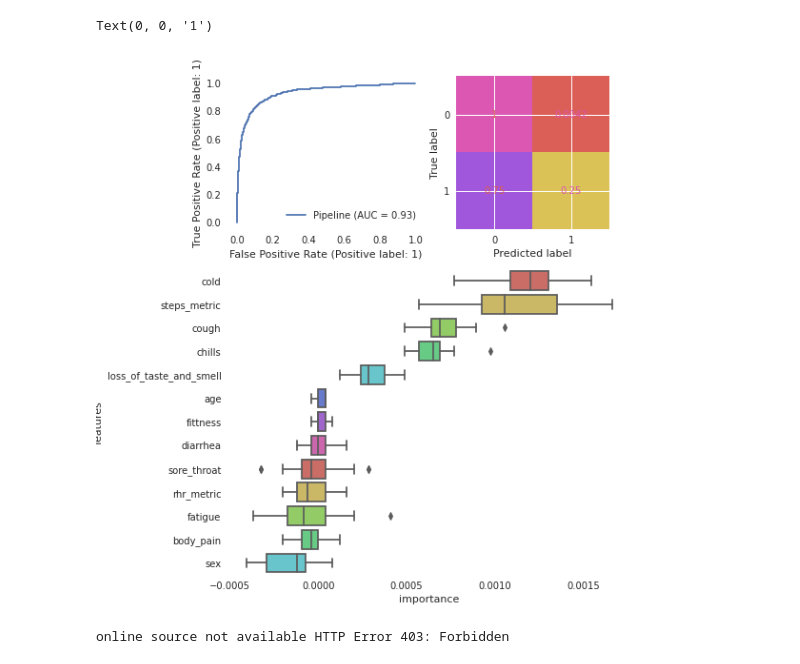
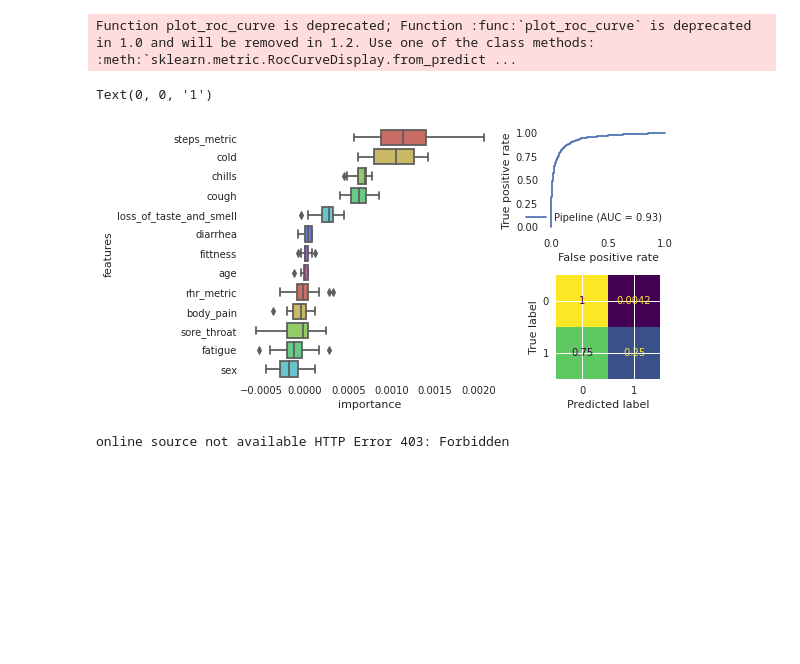
Before and after one commit to jakobkolb/ml-covid-nowcasting, a Jupyter notebook: Detection model (logistic regression)/Detection model (Logistic regression).ipynb, the cells around one changed output. Drawn from its saved outputs; the diff is of its cells as text; code cells hidden in the pictures; blank space fills up the shorter version.

Commit message:
Update plots.

```diff
--- a/Detection model (logistic regression)/Detection model (Logistic regression).ipynb
+++ b/Detection model (logistic regression)/Detection model (Logistic regression).ipynb
@@ -283,45 +283,61 @@ def plot_analysis(classifier, X_test, y_test, feature_names, threshold):
         sns.boxplot(y='features', x='importance', data=df, order=decreasing_importance, ax=ax, palette=color_palette)
 
     def plot_confusion_matrix_with_threshold(ax, classifier, X_test, y_test, threshold):
+
         proba = classifier.predict_proba(X_test)
         y_pred = (proba > threshold).T[1]
+
         cm = confusion_matrix(y_test, y_pred, sample_weight=None,
                               labels=None, normalize='true')
+
         display_labels = pipeline.classes_
+
         disp = ConfusionMatrixDisplay(confusion_matrix=cm,
                                       display_labels=display_labels)
+
         plot = disp.plot(include_values=True,
-                         cmap=colormap, ax=ax, xticks_rotation='horizontal',
+                         ax=ax, xticks_rotation='horizontal',
                          values_format=None, colorbar=False)
+
         print(plot.text_[0][0])
 
     def plot_roc_vs_threshold(ax, classifier, X_test, y_test):
         plot_roc_curve(classifier,  X_test, y_test, ax=ax)
+        ax.set_ylabel('True positive rate')
+        ax.set_xlabel('False positive rate')
 
     with plt.style.context('seaborn'):
         plt.rcParams.update({
             "figure.facecolor": (1.0, 1.0, 1.0, 0.3),  # white   with alpha = 30%
             "axes.facecolor": (1.0, 1.0, 1.0, 0.5),  # white with alpha = 50%
             "savefig.facecolor": (1.0, 1.0, 1.0, 0.2),  # white  with alpha = 20%
         })
-        fig, axes = plt.subplot_mosaic([['upper left', 'upper right'],
-                               ['lower', 'lower']],
-                              figsize=(8,  8), constrained_layout=True, gridspec_kw={'width_ratios':[1, 1], 'height_ratios': [1,  2]})
+        fig, axes = plt.subplot_mosaic(
+            [
+                ['left', 'upper right'],
+                ['left', 'lower right']
+            ],
+            figsize=(8,  4),
+            constrained_layout=True,
+            gridspec_kw={
+                'width_ratios':[2, 1],
+                'height_ratios': [1,  1]
+            }
+        )
 
-        plot_roc_vs_threshold(axes['upper left'], pipeline, X_test, y_test)
-        plot_feature_importance(axes['lower'], classifier, X_test, y_test, feature_names)
-        plot_confusion_matrix_with_threshold(axes['upper right'], classifier, X_test, y_test, threshold)
+        plot_roc_vs_threshold(axes['upper right'], pipeline, X_test, y_test)
+        plot_feature_importance(axes['left'], classifier, X_test, y_test, feature_names)
+        plot_confusion_matrix_with_threshold(axes['lower right'], classifier, X_test, y_test, threshold)
 
-        fig.tight_layout()
-
-        fig.savefig('model_metrics.png')
+        fig.savefig('model_metrics.png', dpi=300)
 
 pipeline, X_test, y_test = train_model(feature_names, target, cleaned_feature_data)
 
 plot_analysis(pipeline, X_test, y_test, feature_names, 0.5)
 # %% [output]
-Text(0, 0, '1')
+Function plot_roc_curve is deprecated; Function :func:`plot_roc_curve` is deprecated in 1.0 and will be removed in 1.2. Use one of the class methods: :meth:`sklearn.metric.RocCurveDisplay.from_predict ...
+Text(0, 0, '1')
-[figure, old version]
+[figure, new version]
 # %%
 cleaned_features = feature_data.dropna(axis=0, subset=feature_names)
 # %%
```
Also changed, not shown: 2 other files.
